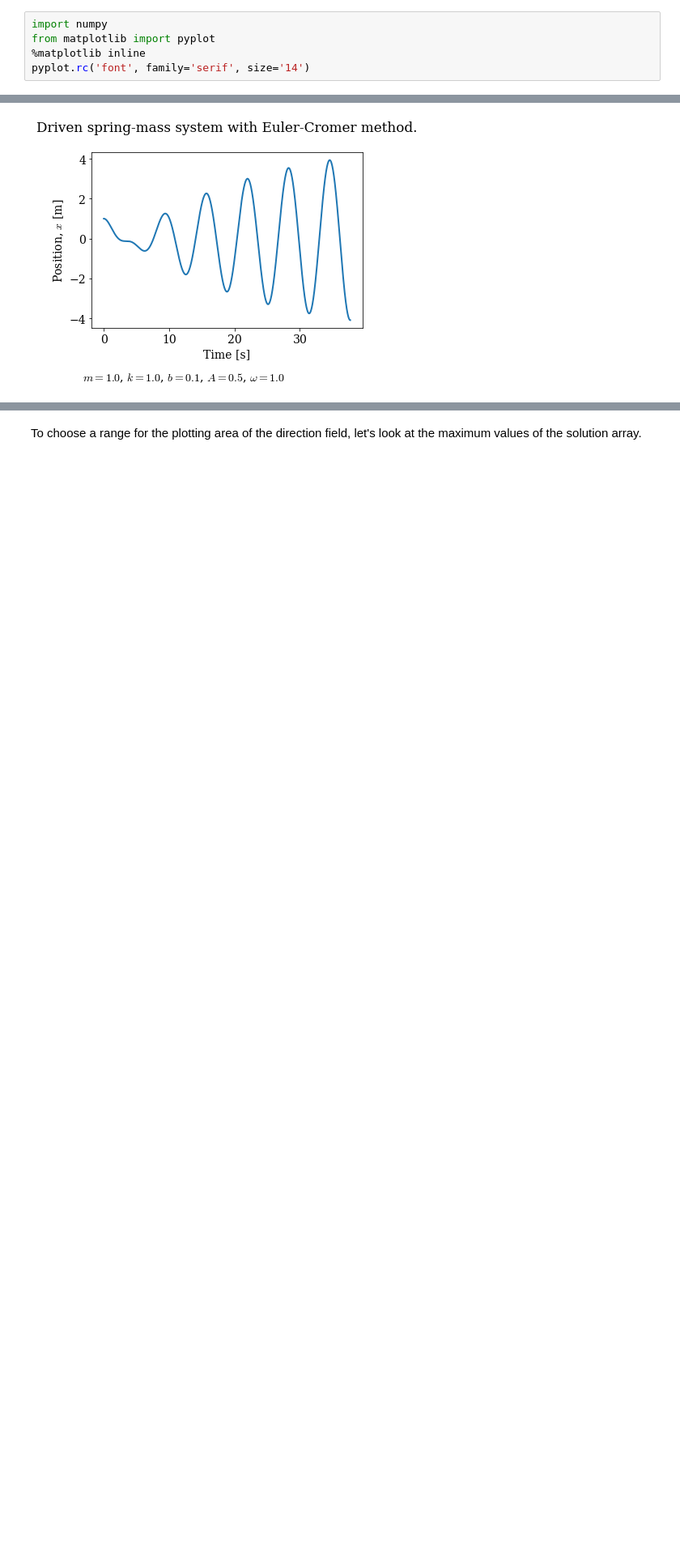
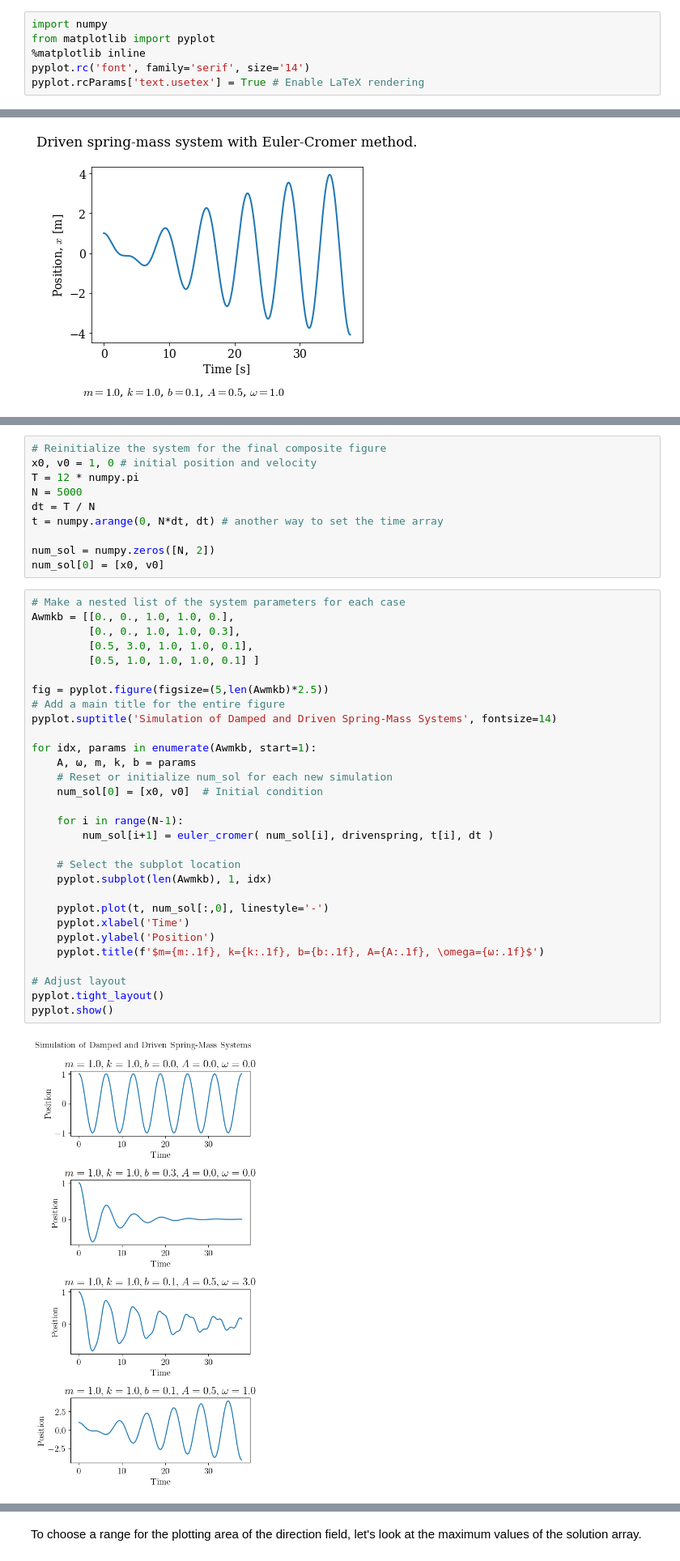
Before and after one commit to engineersCode/EngComp3_tourdynamics, a Jupyter notebook: notebooks_en/4_Birdseye_Vibrations.ipynb, the cells around one changed output, grey strips where cells are left out. Shown: that part at 81% size. Drawn from its saved outputs; the diff is of its cells as text; blank space fills up the shorter version.

Commit message:
add composite plot in encomp3lesson4

```diff
--- a/notebooks_en/4_Birdseye_Vibrations.ipynb
+++ b/notebooks_en/4_Birdseye_Vibrations.ipynb
@@ -22,6 +22,7 @@ import numpy
 from matplotlib import pyplot
 %matplotlib inline
 pyplot.rc('font', family='serif', size='14')
+pyplot.rcParams['text.usetex'] = True # Enable LaTeX rendering
 # %% [markdown]
 ## General spring-mass system
 
@@ -256,0 +260,42 @@ As you can see, the amplitude of the oscillations grow over time! (Compare the v
+# %%
+# Reinitialize the system for the final composite figure
+x0, v0 = 1, 0 # initial position and velocity
+T = 12 * numpy.pi
+N = 5000
+dt = T / N
+t = numpy.arange(0, N*dt, dt) # another way to set the time array
+
+num_sol = numpy.zeros([N, 2])
+num_sol[0] = [x0, v0]
+# %%
+# Make a nested list of the system parameters for each case
+Awmkb = [[0., 0., 1.0, 1.0, 0.],
+         [0., 0., 1.0, 1.0, 0.3],
+         [0.5, 3.0, 1.0, 1.0, 0.1],
+         [0.5, 1.0, 1.0, 1.0, 0.1] ]
+
+fig = pyplot.figure(figsize=(5,len(Awmkb)*2.5))
+# Add a main title for the entire figure
+pyplot.suptitle('Simulation of Damped and Driven Spring-Mass Systems', fontsize=14)
+
+for idx, params in enumerate(Awmkb, start=1):
+    A, ω, m, k, b = params
+    # Reset or initialize num_sol for each new simulation
+    num_sol[0] = [x0, v0]  # Initial condition
+
+    for i in range(N-1):
+        num_sol[i+1] = euler_cromer( num_sol[i], drivenspring, t[i], dt )
+
+    # Select the subplot location
+    pyplot.subplot(len(Awmkb), 1, idx)
+
+    pyplot.plot(t, num_sol[:,0], linestyle='-')
+    pyplot.xlabel('Time')
+    pyplot.ylabel('Position')
+    pyplot.title(f'$m={m:.1f}, k={k:.1f}, b={b:.1f}, A={A:.1f}, \omega={ω:.1f}$')
+
+# Adjust layout
+pyplot.tight_layout()
+pyplot.show()
+# %% [output]
+[figure, added]
```
Also changed, not shown: parts of 2 cells of this notebook.
